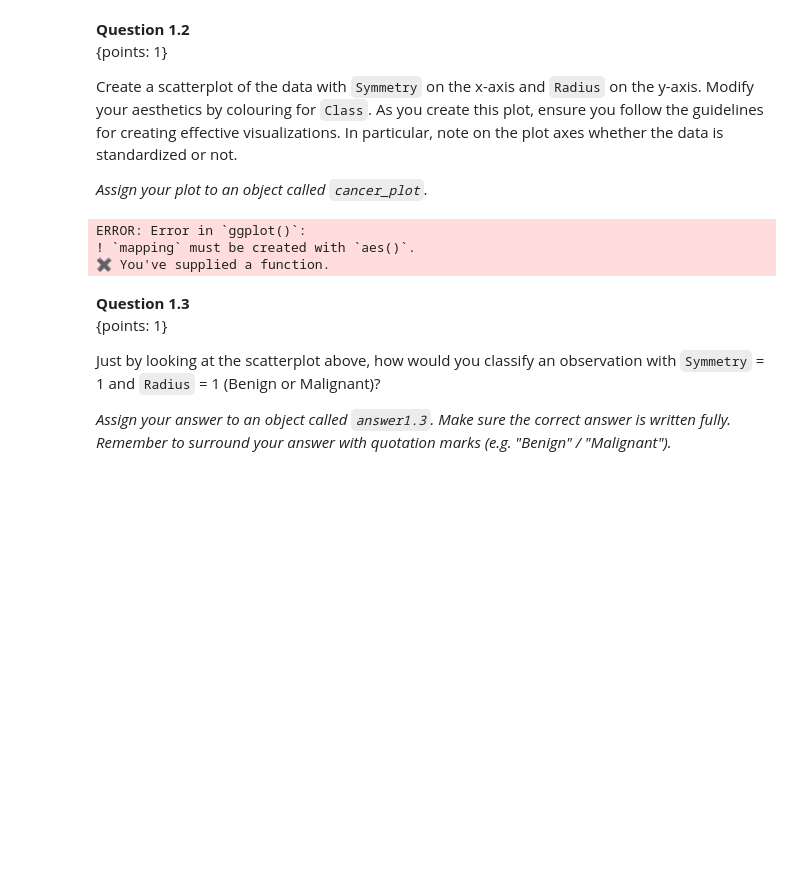
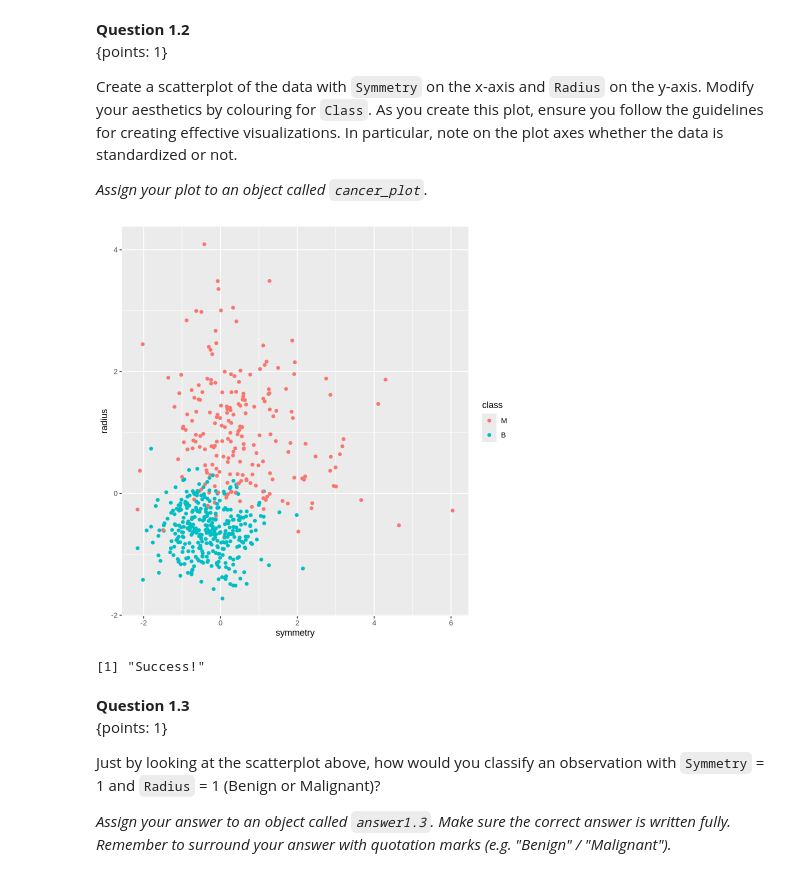
Before and after one commit to ca-vas/dsci-100-student, a Jupyter notebook: materials/R/worksheet_classification1/worksheet_classification1.ipynb, the cells around one changed output. Saved outputs shown, nothing was run; the diff lists cells and outputs as text; code cells hidden in the pictures; blank space fills up the shorter version.

```diff
--- a/materials/R/worksheet_classification1/worksheet_classification1.ipynb
+++ b/materials/R/worksheet_classification1/worksheet_classification1.ipynb
@@ -172,15 +172,13 @@ Create a scatterplot of the data with `Symmetry` on the x-axis and `Radius` on t
 # %%
 # your code here
 
 cancer_plot<-cancer|>
-    ggplot(aes,x=Symmetry,y=Radius)+
-    geompoint()+
-    labs(x="symmetry", y="radius")# No Answer - remove if you provide an answer
+    ggplot(aes(x=Symmetry,y=Radius,color=Class))+
+    geom_point()+
+    labs(x="symmetry", y="radius",color="class")# No Answer - remove if you provide an answer
 cancer_plot
 # %% [output]
-ERROR: Error in `ggplot()`:
-! `mapping` must be created with `aes()`.
-✖ You've supplied a function.
+[figure, added]
 # %%
 library(digest)
 stopifnot("type of plot is not correct (if you are using two types of geoms, try flipping the order of the geom objects!)"= setequal(digest(paste(toString(sapply(seq_len(length(cancer_plot$layers)), function(i) {c(class(cancer_plot$layers[[i]]$geom))[1]})), "85cff")), "b18be84520a480bd46188dc1eaccccb6"))
@@ -205,6 +203,8 @@ stopifnot("values in one or more character columns in cancer_plot$data are not c
 stopifnot("values in one or more factor columns in cancer_plot$data are not correct"= setequal(digest(paste(toString(if (any(sapply(cancer_plot$data, is.factor))) sum(sapply(cancer_plot$data[, sapply(cancer_plot$data, is.factor)], function(col) length(unique(col)))) else 0), "85d00")), "1f31640b33e5185dc57c24e11f22eac1"))
 
 print('Success!')
+# %% [output]
+[1] "Success!"
 # %% [markdown]
 **Question 1.3**
 <br> {points: 1}
```
Also changed, not shown: parts of 6 cells of this notebook.
